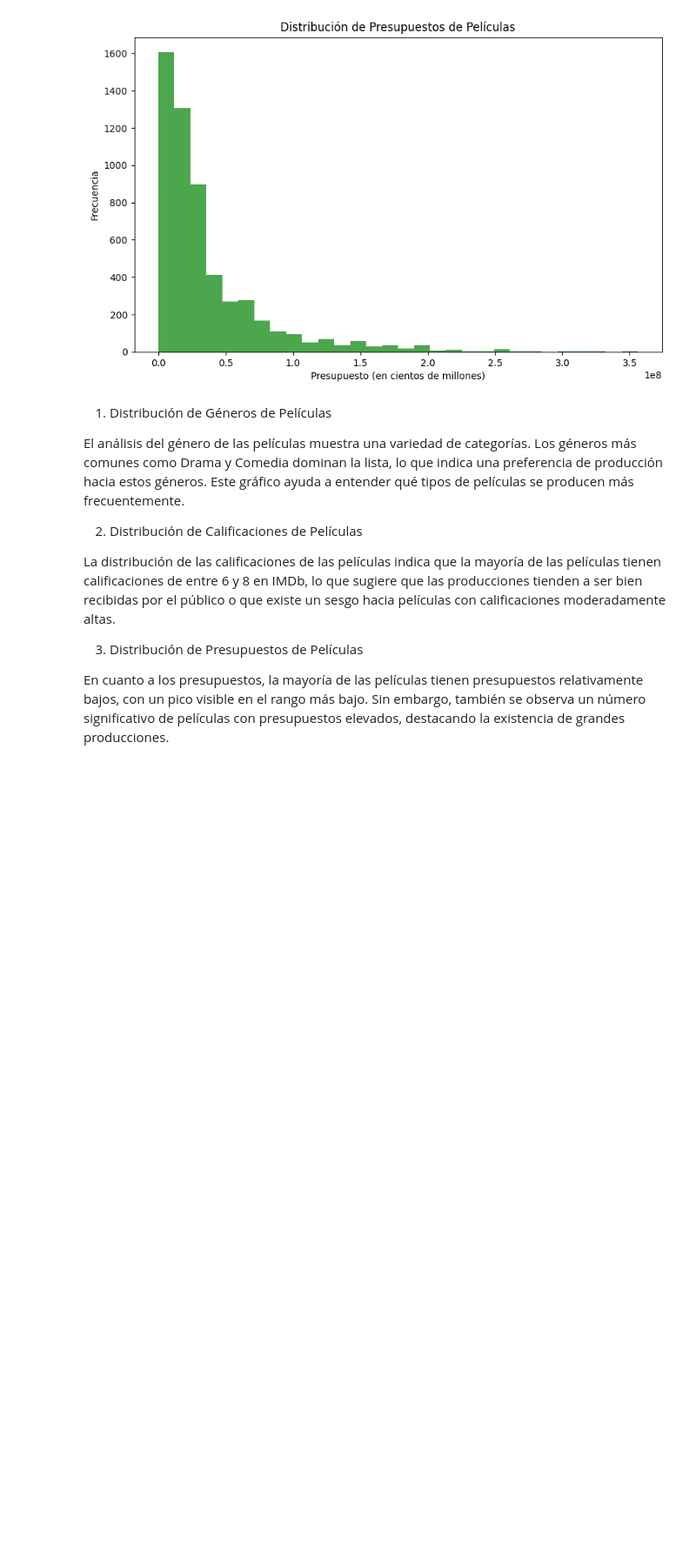
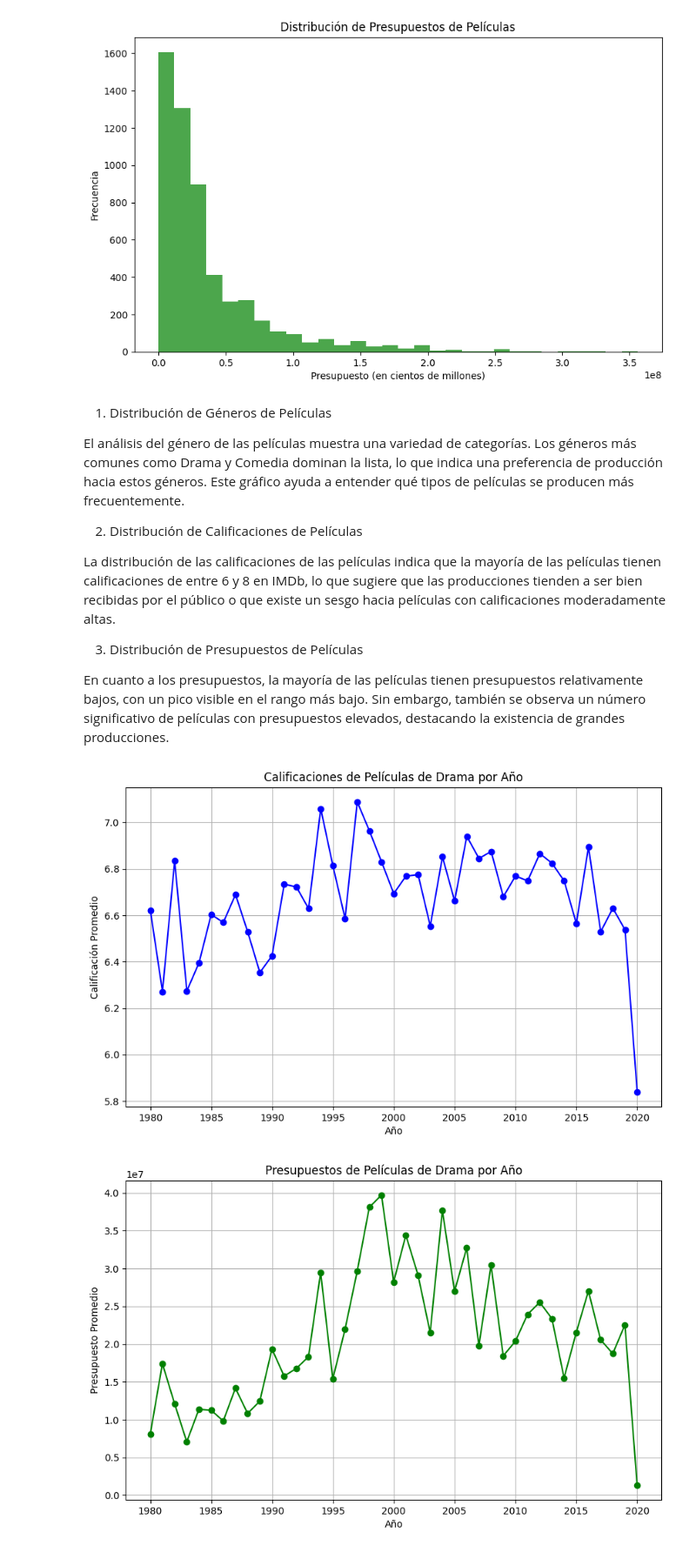
Before and after one commit to caesar-dat-com/Quick_programming_tasks, a Jupyter notebook: movies/movies.ipynb, the cells around one changed output. Shown at 87% size. Saved outputs shown, nothing was run; the diff lists cells and outputs as text; code cells hidden in the pictures; blank space fills up the shorter version.

```diff
--- a/movies/movies.ipynb
+++ b/movies/movies.ipynb
@@ -400,3 +400,36 @@ La distribución de las calificaciones de las películas indica que la mayoría
 3. Distribución de Presupuestos de Películas
 
 En cuanto a los presupuestos, la mayoría de las películas tienen presupuestos relativamente bajos, con un pico visible en el rango más bajo. Sin embargo, también se observa un número significativo de películas con presupuestos elevados, destacando la existencia de grandes producciones.
+# %%
+
+drama_data = data[data['genre'] == 'Drama']
+
+# 1. Calificaciones de Películas de Drama por Año
+plt.figure(figsize=(10, 6))
+plt.plot(drama_data.groupby('year')['score'].mean(), marker='o', linestyle='-', color='blue')
+plt.xlabel('Año')
+plt.ylabel('Calificación Promedio')
+plt.title('Calificaciones de Películas de Drama por Año')
+plt.grid(True)
+plt.show()
+
+# 2. Presupuestos de Películas de Drama por Año
+plt.figure(figsize=(10, 6))
+plt.plot(drama_data[drama_data['budget'].notna()].groupby('year')['budget'].mean(), marker='o', linestyle='-', color='green')
+plt.xlabel('Año')
+plt.ylabel('Presupuesto Promedio')
+plt.title('Presupuestos de Películas de Drama por Año')
+plt.grid(True)
+plt.show()
+
+# 3. Recaudación de Películas de Drama por Año
+plt.figure(figsize=(10, 6))
+plt.plot(drama_data[drama_data['gross'].notna()].groupby('year')['gross'].mean(), marker='o', linestyle='-', color='red')
+plt.xlabel('Año')
+plt.ylabel('Recaudación Promedio')
+plt.title('Recaudación de Películas de Drama por Año')
+plt.grid(True)
+plt.show()
+# %% [output]
+[figure, added]
+[figure, added]
```
Also changed, not shown: parts of 2 cells of this notebook.
